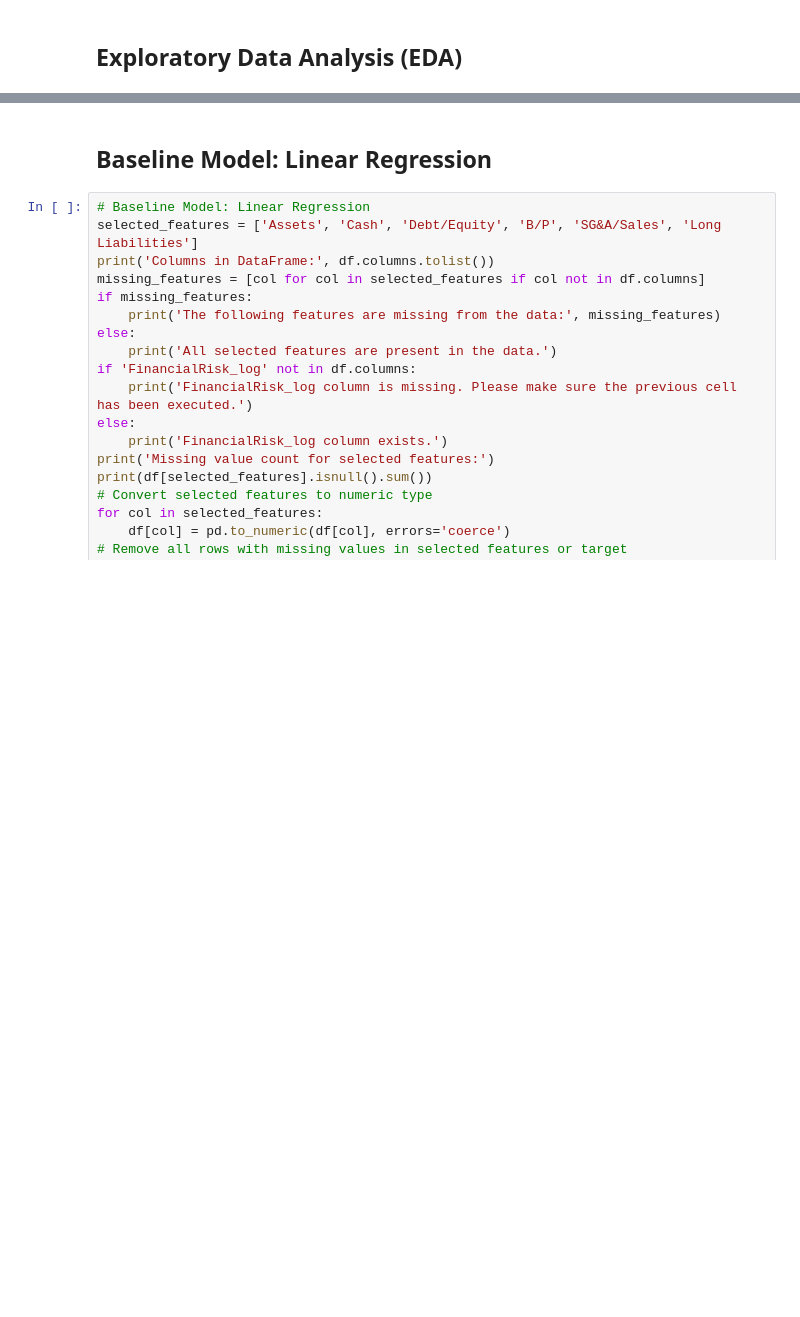
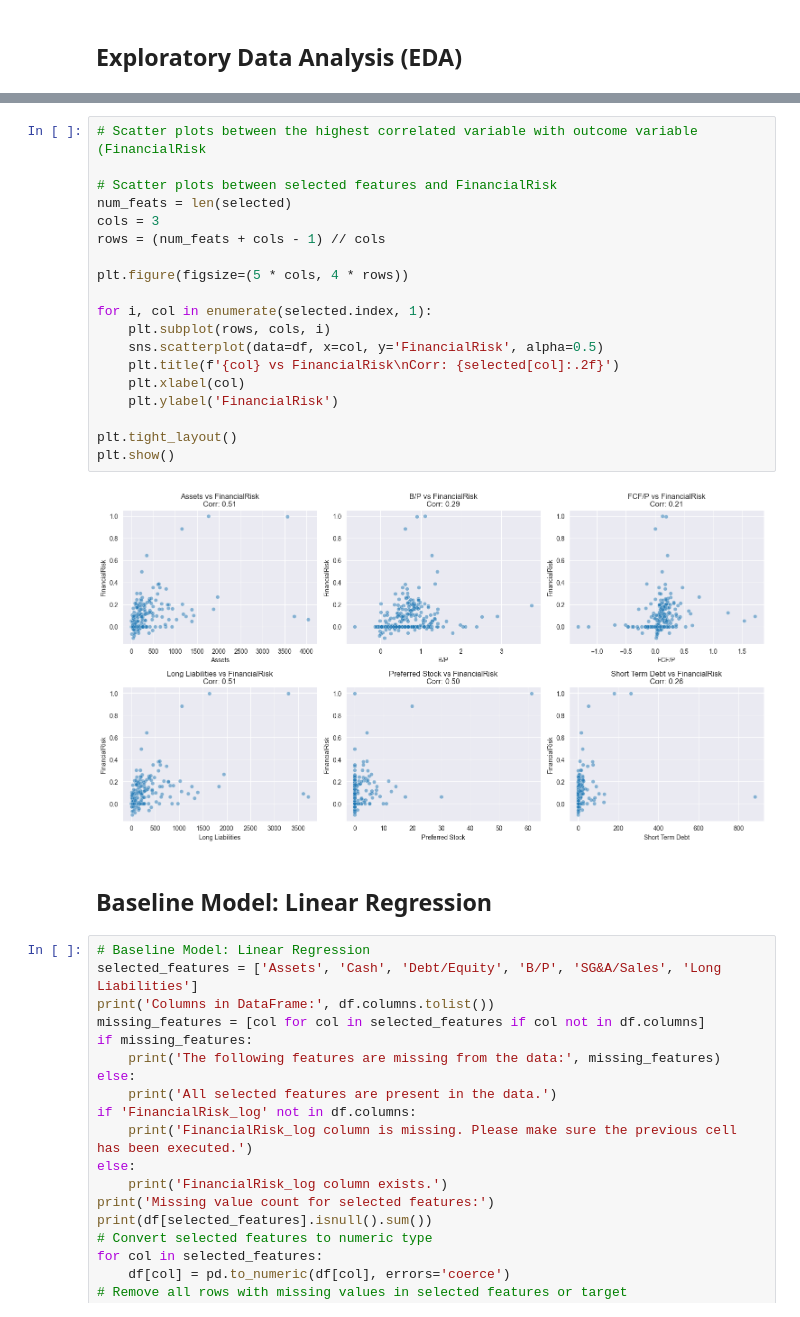
Before and after one commit to ElaineLi0320/CS6620project, a Jupyter notebook: financial_risk_eda.ipynb, the cells around one changed output, grey strips where cells are left out. Cells and saved outputs as stored; diff of their text form; blank space fills up the shorter version.

```diff
--- a/financial_risk_eda.ipynb
+++ b/financial_risk_eda.ipynb
@@ -107,3 +161,24 @@ plt.show()
+# %%
+# Scatter plots between the highest correlated variable with outcome variable (FinancialRisk
+
+# Scatter plots between selected features and FinancialRisk
+num_feats = len(selected)
+cols = 3
+rows = (num_feats + cols - 1) // cols
+
+plt.figure(figsize=(5 * cols, 4 * rows))
+
+for i, col in enumerate(selected.index, 1):
+    plt.subplot(rows, cols, i)
+    sns.scatterplot(data=df, x=col, y='FinancialRisk', alpha=0.5)
+    plt.title(f'{col} vs FinancialRisk\nCorr: {selected[col]:.2f}')
+    plt.xlabel(col)
+    plt.ylabel('FinancialRisk')
+
+plt.tight_layout()
+plt.show()
+# %% [output]
+[figure, added]
 # %% [markdown]
 ## Baseline Model: Linear Regression
 # %%
```
Also changed, not shown: parts of 28 cells of this notebook.
